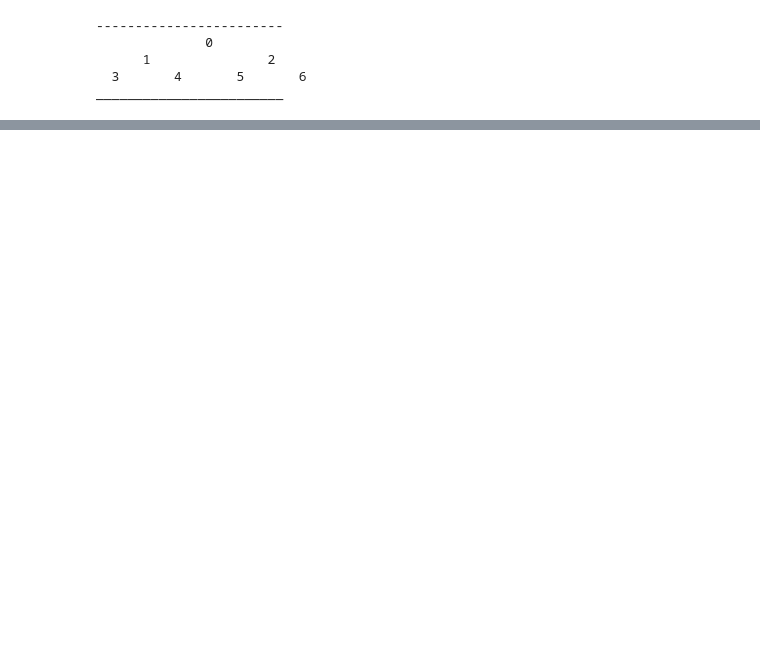
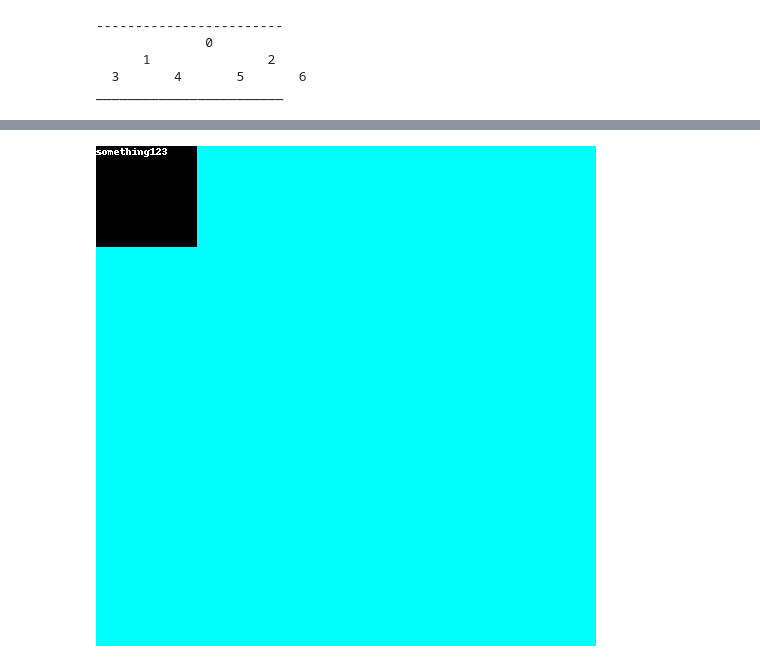
Before and after one commit to Redhatt/preparation, a Jupyter notebook: jupyter/PILVisuals.ipynb, the cells around one changed output, grey strips where cells are left out. Cells and saved outputs as stored; diff of their text form; code cells hidden in the pictures; blank space fills up the shorter version.

```diff
--- a/jupyter/PILVisuals.ipynb
+++ b/jupyter/PILVisuals.ipynb
@@ -211,0 +219,11 @@ plt.plot()
+# %%
+from PIL import Image, ImageFont, ImageDraw, ImageEnhance
+
+source_img = Image.new('RGBA', (500, 500), (0, 255, 255))
+
+draw = ImageDraw.Draw(source_img)
+draw.rectangle(((0, 0), (100, 100)), fill="black")
+draw.text((0, 0), "something123")
+source_img
+# %% [output]
+[figure, added]
```
Also changed, not shown: parts of 8 cells of this notebook, 11 other files.
